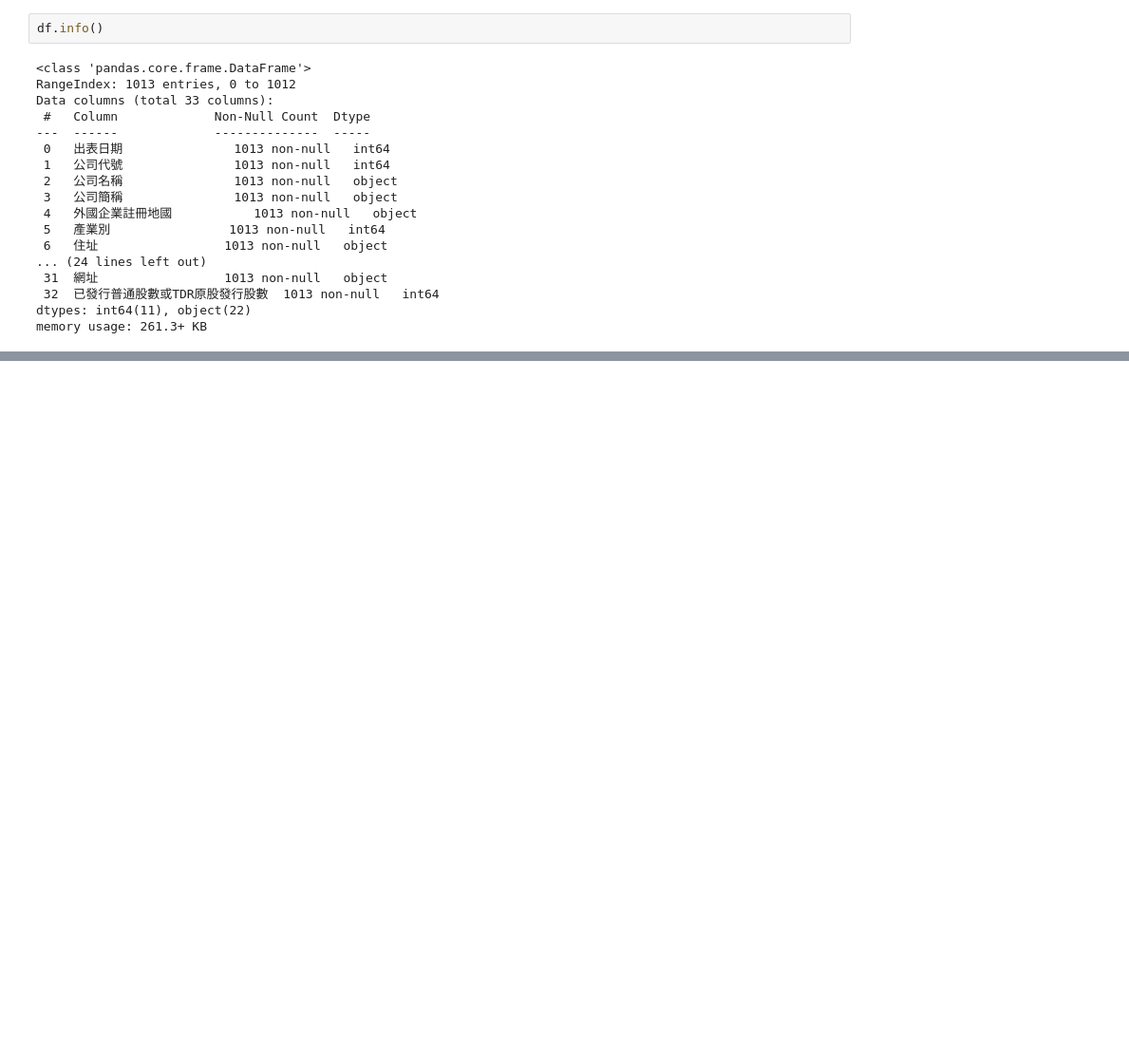
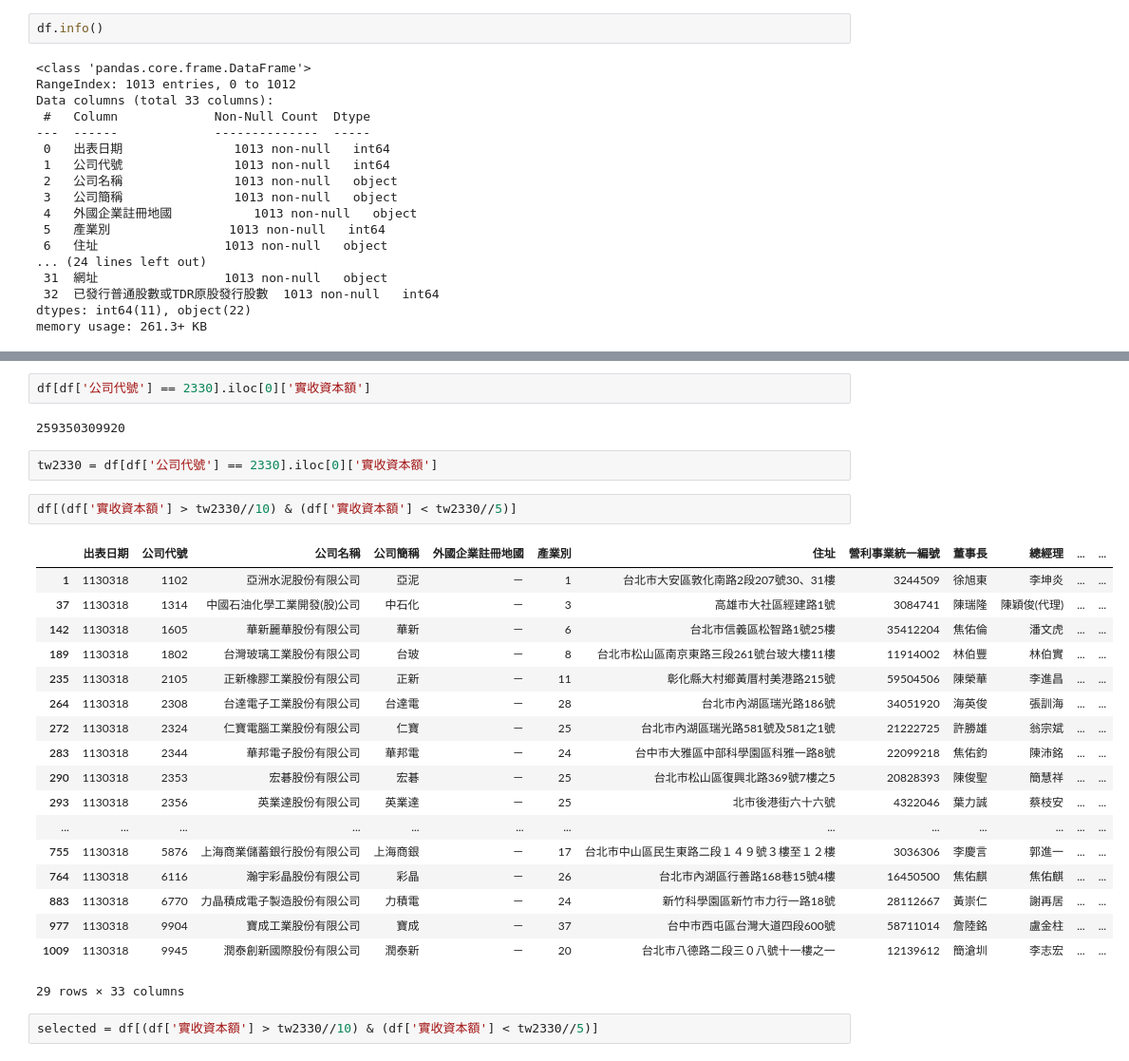
Before and after one commit to vcdemy/20240319, a Jupyter notebook: 20240319筆記.ipynb, the cells around one changed output, grey strips where cells are left out. Shown: that part at 95% size. Cells and saved outputs as stored; diff of their text form; blank space fills up the shorter version.

```diff
--- a/20240319筆記.ipynb
+++ b/20240319筆記.ipynb
@@ -604,0 +631,29 @@ memory usage: 261.3+ KB
+# %%
+df[df['公司代號'] == 2330].iloc[0]['實收資本額']
+# %% [output]
+259350309920
+# %%
+tw2330 = df[df['公司代號'] == 2330].iloc[0]['實收資本額']
+# %%
+df[(df['實收資本額'] > tw2330//10) & (df['實收資本額'] < tw2330//5)]
+# %% [output]
+|  | 出表日期 | 公司代號 | 公司名稱 | 公司簡稱 | 外國企業註冊地國 | 產業別 | 住址 | 營利事業統一編號 | 董事長 | 總經理 | ... | ... |
+| 1 | 1130318 | 1102 | 亞洲水泥股份有限公司 | 亞泥 | － | 1 | 台北市大安區敦化南路2段207號30、31樓 | 3244509 | 徐旭東 | 李坤炎 | ... | ... |
+| 37 | 1130318 | 1314 | 中國石油化學工業開發(股)公司 | 中石化 | － | 3 | 高雄市大社區經建路1號 | 3084741 | 陳瑞隆 | 陳穎俊(代理) | ... | ... |
+| 142 | 1130318 | 1605 | 華新麗華股份有限公司 | 華新 | － | 6 | 台北市信義區松智路1號25樓 | 35412204 | 焦佑倫 | 潘文虎 | ... | ... |
+| 189 | 1130318 | 1802 | 台灣玻璃工業股份有限公司 | 台玻 | － | 8 | 台北市松山區南京東路三段261號台玻大樓11樓 | 11914002 | 林伯豐 | 林伯實 | ... | ... |
+| 235 | 1130318 | 2105 | 正新橡膠工業股份有限公司 | 正新 | － | 11 | 彰化縣大村鄉黃厝村美港路215號 | 59504506 | 陳榮華 | 李進昌 | ... | ... |
+| 264 | 1130318 | 2308 | 台達電子工業股份有限公司 | 台達電 | － | 28 | 台北市內湖區瑞光路186號 | 34051920 | 海英俊 | 張訓海 | ... | ... |
+| 272 | 1130318 | 2324 | 仁寶電腦工業股份有限公司 | 仁寶 | － | 25 | 台北市內湖區瑞光路581號及581之1號 | 21222725 | 許勝雄 | 翁宗斌 | ... | ... |
+| 283 | 1130318 | 2344 | 華邦電子股份有限公司 | 華邦電 | － | 24 | 台中市大雅區中部科學園區科雅一路8號 | 22099218 | 焦佑鈞 | 陳沛銘 | ... | ... |
+| 290 | 1130318 | 2353 | 宏碁股份有限公司 | 宏碁 | － | 25 | 台北市松山區復興北路369號7樓之5 | 20828393 | 陳俊聖 | 簡慧祥 | ... | ... |
+| 293 | 1130318 | 2356 | 英業達股份有限公司 | 英業達 | － | 25 | 北市後港街六十六號 | 4322046 | 葉力誠 | 蔡枝安 | ... | ... |
+| ... | ... | ... | ... | ... | ... | ... | ... | ... | ... | ... | ... | ... |
+| 755 | 1130318 | 5876 | 上海商業儲蓄銀行股份有限公司 | 上海商銀 | － | 17 | 台北市中山區民生東路二段１４９號３樓至１２樓 | 3036306 | 李慶言 | 郭進一 | ... | ... |
+| 764 | 1130318 | 6116 | 瀚宇彩晶股份有限公司 | 彩晶 | － | 26 | 台北市內湖區行善路168巷15號4樓 | 16450500 | 焦佑麒 | 焦佑麒 | ... | ... |
+| 883 | 1130318 | 6770 | 力晶積成電子製造股份有限公司 | 力積電 | － | 24 | 新竹科學園區新竹市力行一路18號 | 28112667 | 黃崇仁 | 謝再居 | ... | ... |
+| 977 | 1130318 | 9904 | 寶成工業股份有限公司 | 寶成 | － | 37 | 台中市西屯區台灣大道四段600號 | 58711014 | 詹陸銘 | 盧金柱 | ... | ... |
+| 1009 | 1130318 | 9945 | 潤泰創新國際股份有限公司 | 潤泰新 | － | 20 | 台北市八德路二段三０八號十一樓之一 | 12139612 | 簡滄圳 | 李志宏 | ... | ... |
+29 rows × 33 columns
+# %%
+selected = df[(df['實收資本額'] > tw2330//10) & (df['實收資本額'] < tw2330//5)]
```
Also changed, not shown: parts of 18 cells of this notebook.
